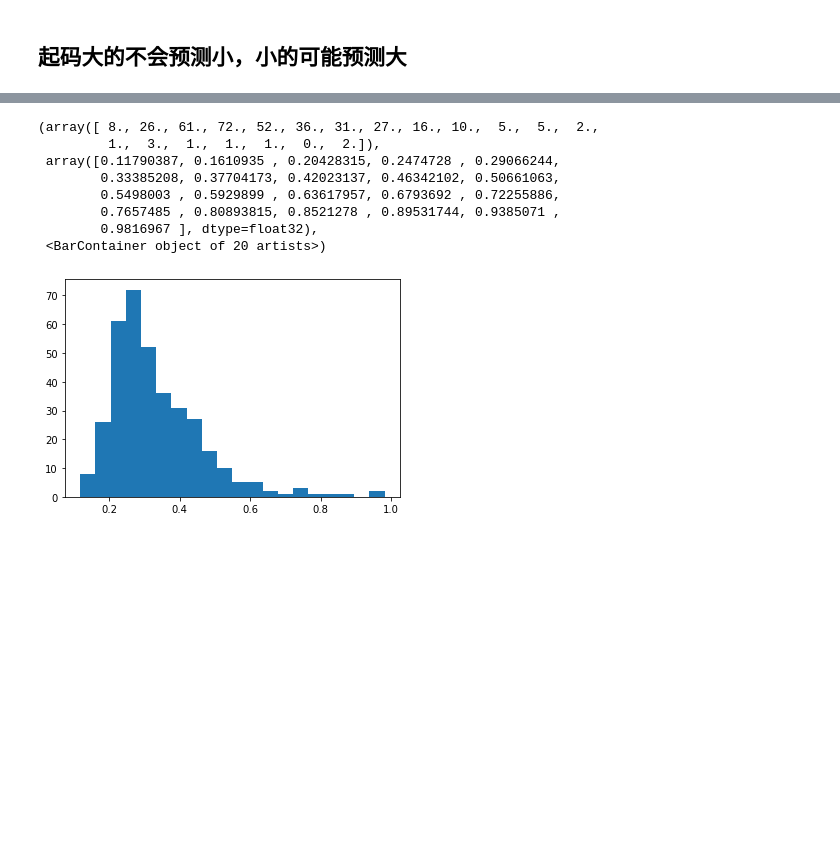
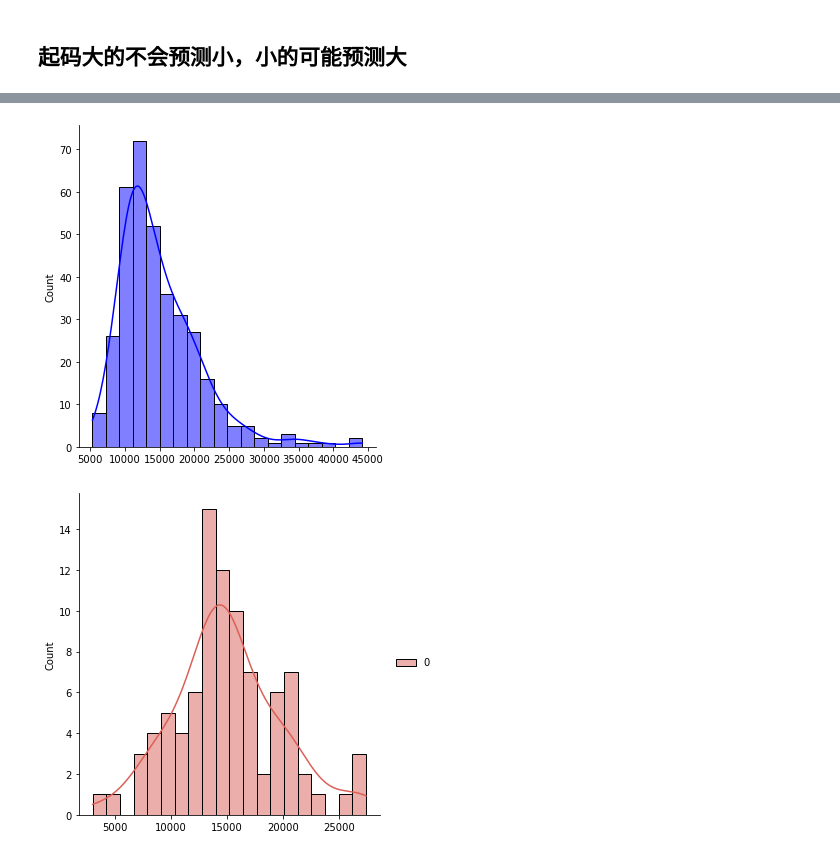
Before and after one commit to zhaoguoxiang/ML-for-NLO-gamma, a Jupyter notebook: dl_models/main.ipynb, the cells around one changed output, grey strips where cells are left out. Saved outputs shown, nothing was run; the diff lists cells and outputs as text; code cells hidden in the pictures; blank space fills up the shorter version.

```diff
--- a/dl_models/main.ipynb
+++ b/dl_models/main.ipynb
@@ -158,16 +127,13 @@ plt.show()
-# %%
-plt.hist(Y, bins=20)
-# %% [output]
-(array([ 8., 26., 61., 72., 52., 36., 31., 27., 16., 10.,  5.,  5.,  2.,
-         1.,  3.,  1.,  1.,  1.,  0.,  2.]),
- array([0.11790387, 0.1610935 , 0.20428315, 0.2474728 , 0.29066244,
-        0.33385208, 0.37704173, 0.42023137, 0.46342102, 0.50661063,
-        0.5498003 , 0.5929899 , 0.63617957, 0.6793692 , 0.72255886,
-        0.7657485 , 0.80893815, 0.8521278 , 0.89531744, 0.9385071 ,
-        0.9816967 ], dtype=float32),
- <BarContainer object of 20 artists>)
-[figure, removed]
-# %%
-Y=Y*45000
+# %%
+import seaborn as sns
+#Y=Y*45000
+sns.set_palette("hls") #设置所有图的颜色，使用hls色彩空间
+sns.displot(Y,color="b",bins=20,kde=True)
+sns.displot(model.predict(X_test)*45000,color="g",bins=20,kde=True)
+plt.savefig('realhhhh gamma hist.png', dpi=500)
+plt.show()
+# %% [output]
+[figure, added]
+[figure, added]
 # %%
 import seaborn as sns
```
Also changed, not shown: parts of 10 cells of this notebook, 6 other files.
